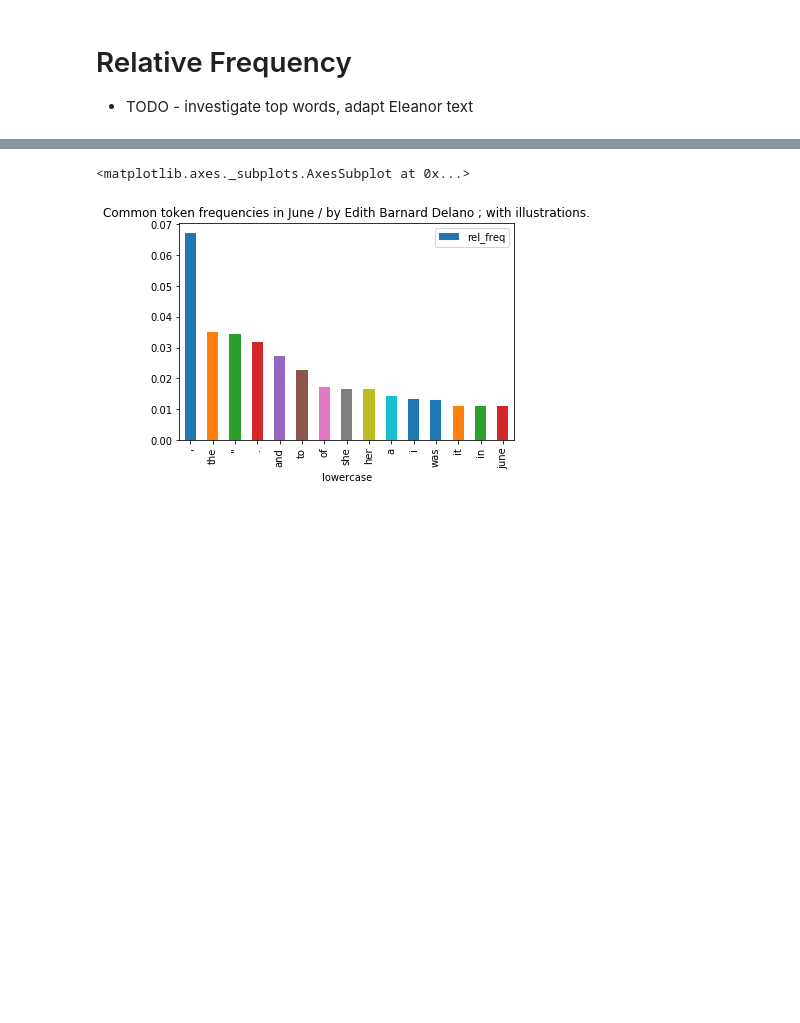
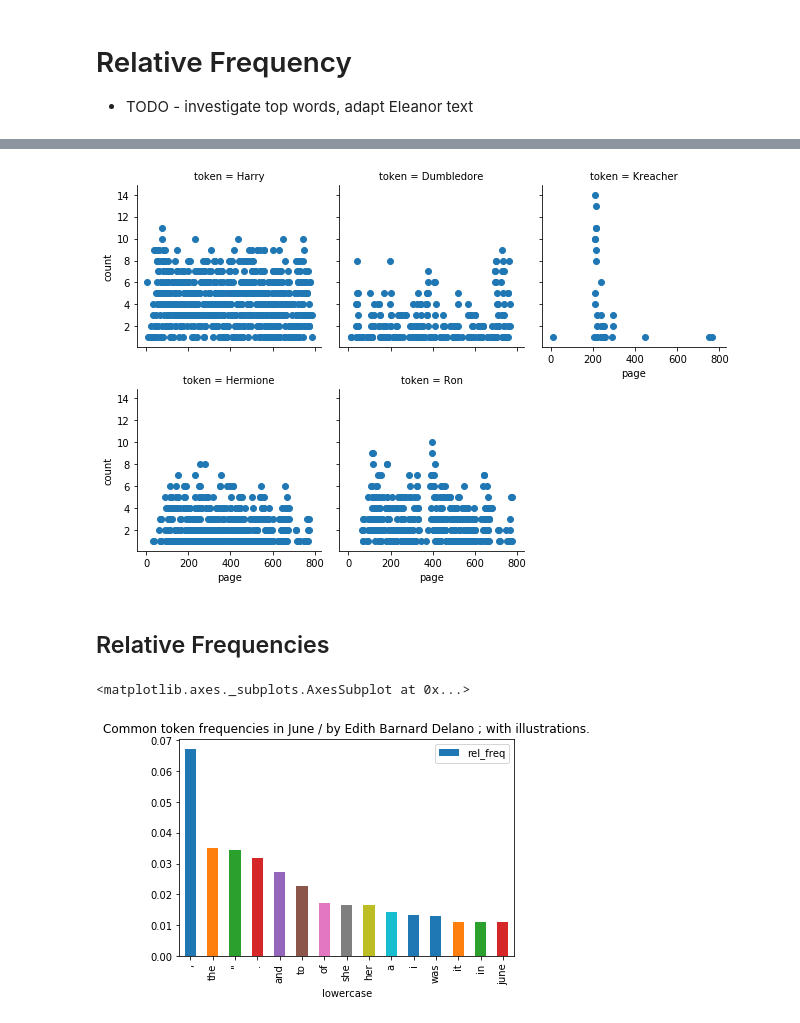
Before and after one commit to organisciak/HTRC-EF-Workshop, a Jupyter notebook: RelativeFrequency.ipynb, the cells around one changed output, grey strips where cells are left out. Drawn from its saved outputs; the diff is of its cells as text; code cells hidden in the pictures; blank space fills up the shorter version.

```diff
--- a/RelativeFrequency.ipynb
+++ b/RelativeFrequency.ipynb
@@ -8,3 +18,13 @@ from htrc_features import FeatureReader
+# %%
+import seaborn as sns
+import matplotlib.pyplot as plt
+subset = tl.loc[(slice(None), slice(None), ('Harry', 'Ron', 'Hermione', 'Dumbledore', 'Kreacher')),].reset_index()
+g = sns.FacetGrid(subset, col="token", col_wrap=3)
+g = g.map(plt.scatter, "page", "count")
+# %% [output]
+[figure, added]
+# %% [markdown]
+## Relative Frequencies
 # %%
 fr = FeatureReader('data/sample-file1.json.bz2')
 vol = fr.first()
```
Also changed, not shown: parts of 2 cells of this notebook.
